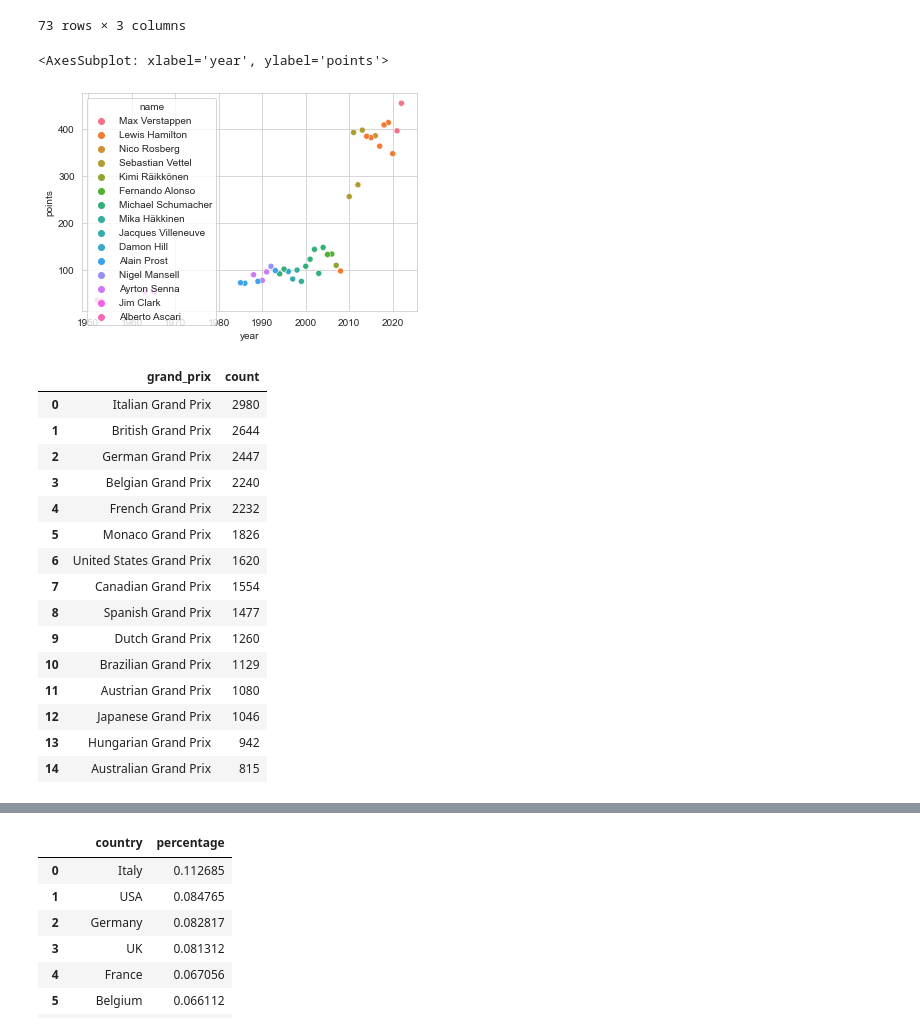
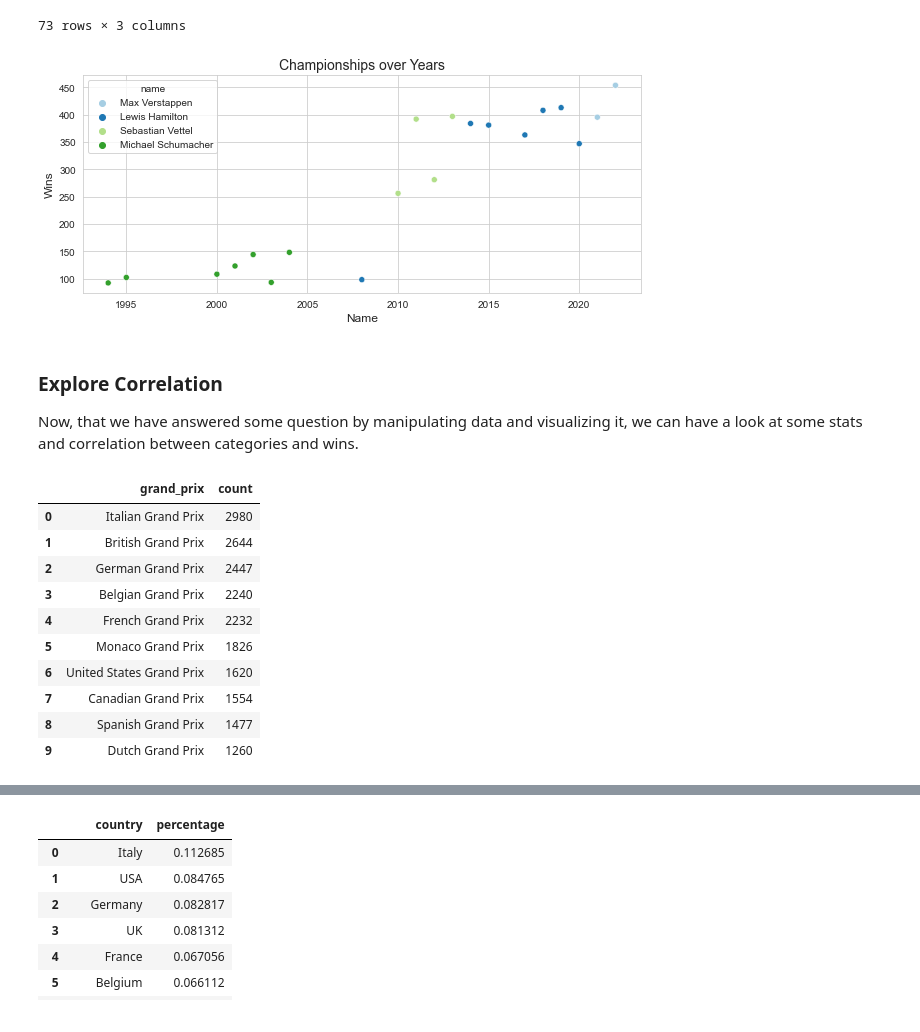
Before and after one commit to soyuz108/EDA-Formula-1-Drivers, a Jupyter notebook: drivers_analysis.ipynb, the cells around one changed output, grey strips where cells are left out. Saved outputs shown, nothing was run; the diff lists cells and outputs as text; code cells hidden in the pictures.

Commit message:
Finished vizs, started stats

```diff
--- a/drivers_analysis.ipynb
+++ b/drivers_analysis.ipynb
@@ -22,6 +22,7 @@ import matplotlib.pyplot as plt
 import seaborn as sns
 
 sns.set_style("whitegrid")
+sns.set_palette("Paired")
 # %%
 # Read the datasets
 circuits = pd.read_csv("circuits.csv")
@@ -177,6 +161,6 @@ plt.show()
 # %%
 # Find out the drivers with the highest number of wins through the years
-max_wins = full_drivers.groupby("name").wins.max().sort_values(ascending=False).nlargest(15).reset_index()
+max_wins = full_drivers.groupby("name").wins.max().sort_values(ascending=False).nlargest(4).reset_index()
 max_wins
 # %% [output]
 |  | name | wins |
@@ -326,16 +315,24 @@ title_winners_by_year
 # %%
 # Subset from the created winners list to visualize data
 filted_winners = title_winners_by_year[title_winners_by_year.name.isin(wins_name_list)]
 # Create a line plot
-sns.scatterplot(x="year", y="points", hue="name", data=filted_winners)
+fig = plt.figure(figsize=(10,4))
+ax = sns.scatterplot(x="year", y="points", hue="name", data=filted_winners)
+plt.xlabel("Name", fontsize=12)
+plt.ylabel("Wins", fontsize=12)
+plt.title("Championships over Years", fontsize=14)
+plt.show()
 # %% [output]
-<AxesSubplot: xlabel='year', ylabel='points'>
-[figure, old version]
+[figure, new version]
+# %% [markdown]
+### Explore Correlation
+
+Now, that we have answered some question by manipulating data and visualizing it, we can have a look at some stats and correlation between categories and wins.
 # %%
 # Calculate the total number for every Grand Prix ever held
-circuits_count = drivers_races["circuitName"].value_counts().reset_index()\
+circuits_count = drivers_races["circuitName"].value_counts().nlargest(10).reset_index()\
                                         .rename(columns={"index": "grand_prix", "circuitName": "count"})
-circuits_count.head(15)
+circuits_count
 # %% [output]
 |  | grand_prix | count |
 | 0 | Italian Grand Prix | 2980 |
@@ -348,8 +345,3 @@ circuits_count.head(15)
 | 7 | Canadian Grand Prix | 1554 |
 | 8 | Spanish Grand Prix | 1477 |
 | 9 | Dutch Grand Prix | 1260 |
-| 10 | Brazilian Grand Prix | 1129 |
-| 11 | Austrian Grand Prix | 1080 |
-| 12 | Japanese Grand Prix | 1046 |
-| 13 | Hungarian Grand Prix | 942 |
-| 14 | Australian Grand Prix | 815 |
```
Also changed, not shown: parts of 12 cells of this notebook.
